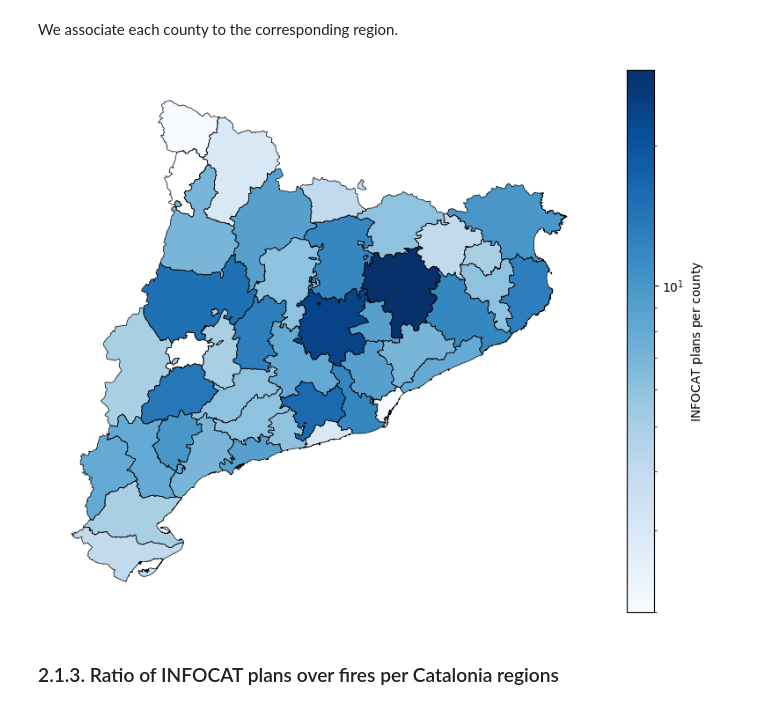
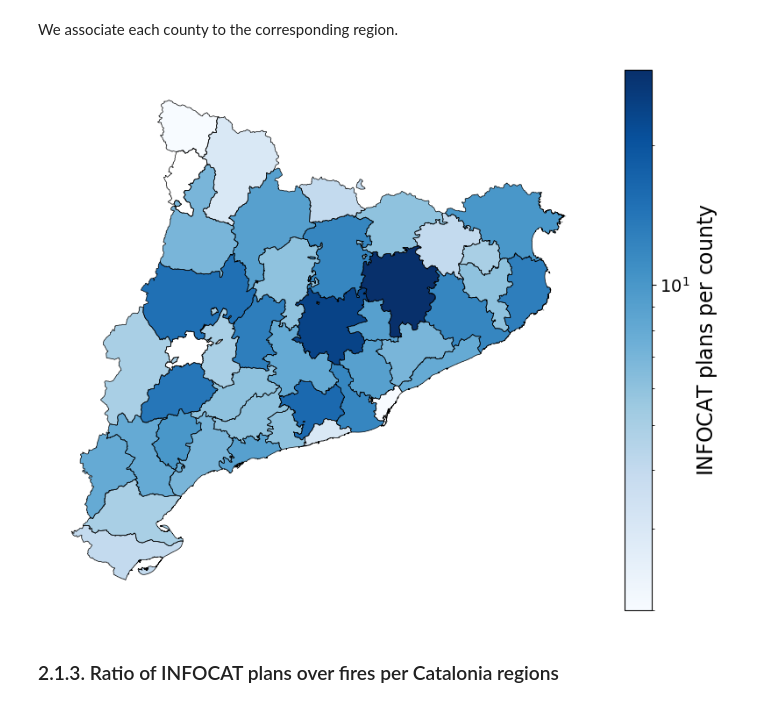
Before and after one commit to belenmvinhas/AVDM_ioib, a Jupyter notebook: ivan/correlations.ipynb, the cells around one changed output. Drawn from its saved outputs; the diff is of its cells as text; code cells hidden in the pictures.

```diff
--- a/ivan/correlations.ipynb
+++ b/ivan/correlations.ipynb
@@ -36,7 +36,7 @@ from matplotlib.patches import Ellipse
 from matplotlib.patches import Circle
 import seaborn as sns
 # %%
-font = 11
+font = 14
 # %% [markdown]
 # 0. Importing data <a class="anchor" id="0"></a>
 # %%
@@ -107,7 +107,7 @@ def prot_plans_temporal_ev(prot_plan_df,prot_plan_label):
 # %%
 def geographical_map(cat_regions,number_cat_regions,
                       title_cat_regions_shp, title_cat_regions_pd,
-                      number_label,
+                      number_label, font, scale,
                       colorbar_type, colorbar_label, ruta):
     "Function that returns a geographical map of a given data"
     # cat_regions: geopandas dataframe that divides Catalonia into regions.
@@ -128,13 +128,15 @@ def geographical_map(cat_regions,number_cat_regions,
     fig, ax = plt.subplots(figsize=(10,8))
     plot = number_cat_regions_merge_gpd.plot(column=number_label,
                                              cmap=colorbar_type,
-                                             norm = LogNorm(),
+                                             norm = scale,
                                              ax=ax,
                                              legend=False)
 
     number_cat_regions_merge_gpd.boundary.plot(ax=ax, linewidth=0.5, color='black')
 
-    cbar = fig.colorbar(plot.get_children()[0], ax=ax, label=colorbar_label)
+    cbar = fig.colorbar(plot.get_children()[0], ax=ax)
+    cbar.ax.tick_params(labelsize=font)
+    cbar.set_label(colorbar_label, fontsize=font+3)
 
     ax.set_xticks([])
     ax.set_yticks([])
@@ -249,19 +252,20 @@ nINFOCAT_comar["Província"] = comarques_prov["Província"].values
 # %%
 cat_regions = cat_comar
 number_cat_regions = nINFOCAT_comar
 title_cat_regions_shp = 'NOMCOMAR'
 title_cat_regions_pd = 'Comarca'
 number_label = '# INFOCAT plans'
+scale = LogNorm() #scale = None
 colorbar_type = "Blues"
 colorbar_label = r'INFOCAT plans per $\text{county}$'
 ruta = fig_dir+"correlations/incendis_INFOCAT/nINFOCAT-comar.pdf"
 
 geographical_map(cat_regions,number_cat_regions,
                       title_cat_regions_shp, title_cat_regions_pd,
-                      number_label,
+                      number_label, font, scale,
                       colorbar_type, colorbar_label, ruta)
 # %% [output]
-[figure, old version]
+[figure, new version]
 # %% [markdown]
 ### 2.1.3. Ratio of INFOCAT plans over fires per Catalonia regions
 # %% [markdown]
```
Also changed, not shown: parts of 16 cells of this notebook, 11 other files.
